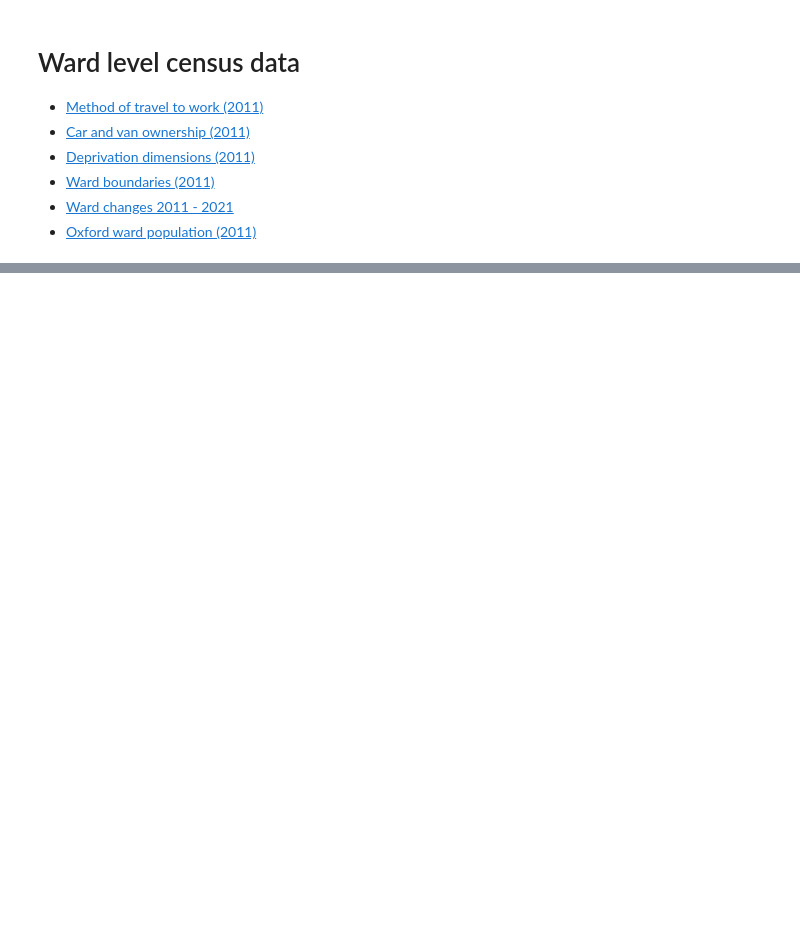
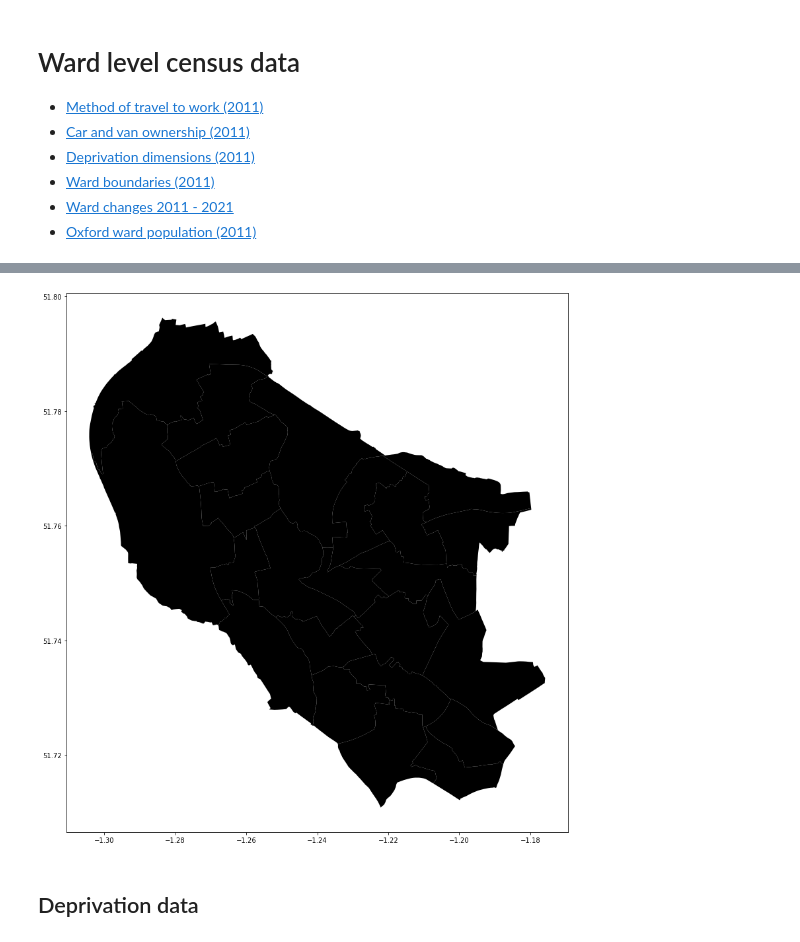
Before and after one commit to annarailton/transport-analysis, a Jupyter notebook: census_ward_level_data/census_ward_level_data.ipynb, the cells around one changed output, grey strips where cells are left out. Drawn from its saved outputs; the diff is of its cells as text; code cells hidden in the pictures; blank space fills up the shorter version.

```diff
--- a/census_ward_level_data/census_ward_level_data.ipynb
+++ b/census_ward_level_data/census_ward_level_data.ipynb
@@ -20,0 +114,8 @@ import numpy as np
+# %%
+f, ax = plt.subplots(1, figsize=(15, 15))
+ax = df_ward_geo.plot(column='stroke', cmap='afmhot' ,ax=ax)
+plt.show()
+# %% [output]
+[figure, added]
+# %% [markdown]
+## Deprivation data
```
Also changed, not shown: parts of 38 cells of this notebook.
